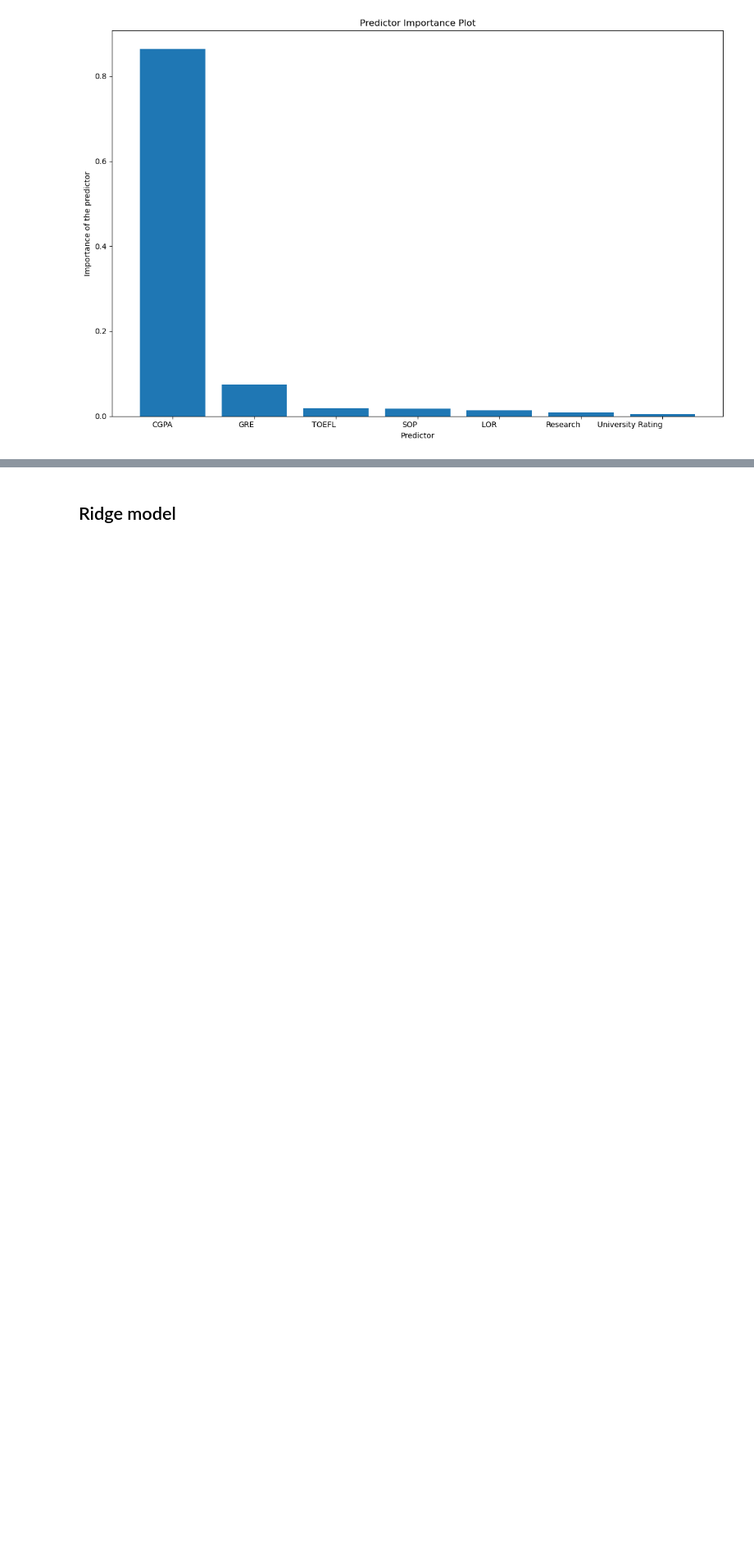
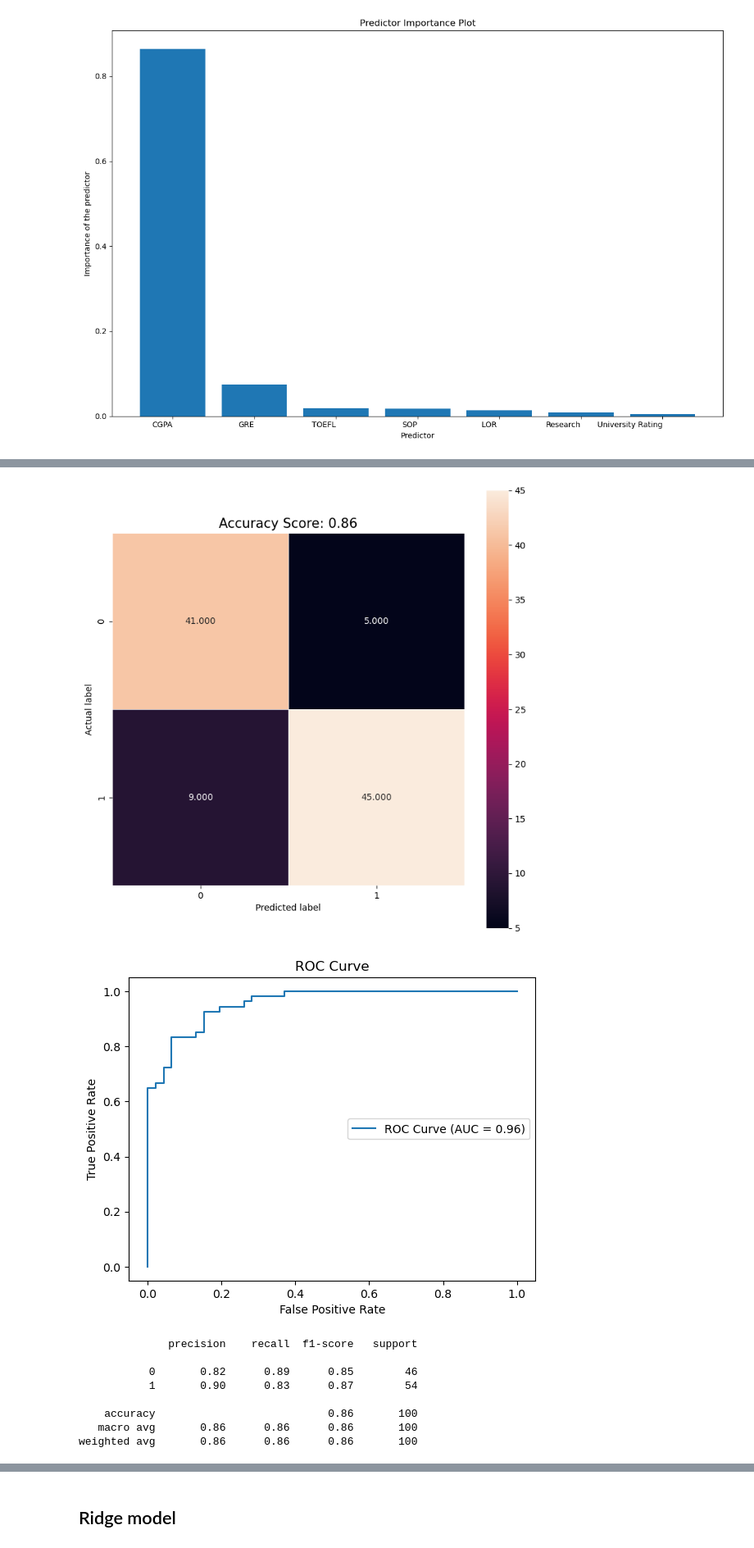
Before and after one commit to anly512/5300-project-group-26, a Jupyter notebook: code.ipynb, the cells around one changed output, grey strips where cells are left out. Shown at 82% size. Drawn from its saved outputs; the diff is of its cells as text; code cells hidden in the pictures; blank space fills up the shorter version.

```diff
--- a/code.ipynb
+++ b/code.ipynb
@@ -250,0 +423,16 @@ The R-squared score and the mean squared error of this model are:
+# %%
+param = { 'priors': None,  'tol': 0.0001}
+model = Classifier(param)
+model.fit(X_train, y_train, 'qda')
+model.tune(X_train, y_train, X_test, y_test, 'qda')
+# %% [output]
+[figure, added]
+[figure, added]
+              precision    recall  f1-score   support
+
+           0       0.82      0.89      0.85        46
+           1       0.90      0.83      0.87        54
+
+    accuracy                           0.86       100
+   macro avg       0.86      0.86      0.86       100
+weighted avg       0.86      0.86      0.86       100
```
Also changed, not shown: parts of 16 cells of this notebook.
